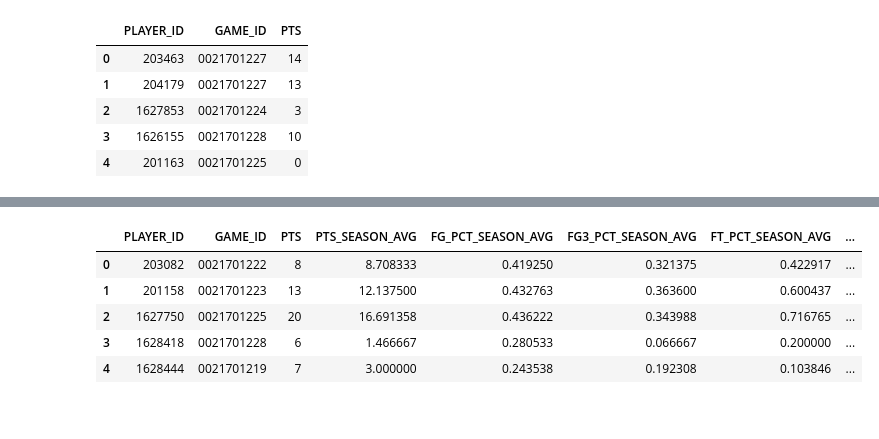
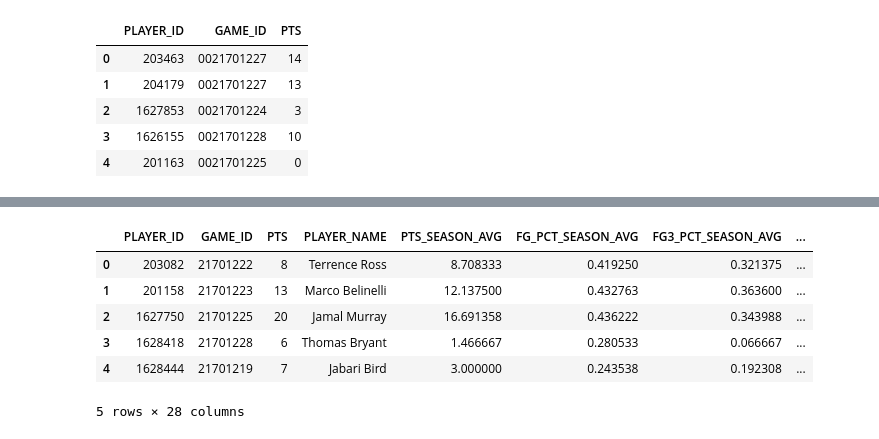
Before and after one commit to Loki812/nba_analytics, a Jupyter notebook: bball_4.ipynb, the cells around one changed output, grey strips where cells are left out. Drawn from its saved outputs; the diff is of its cells as text; code cells hidden in the pictures.

```diff
--- a/bball_4.ipynb
+++ b/bball_4.ipynb
@@ -254,7 +254,7 @@ def calc_team_stats(t_source: pd.DataFrame) -> pd.DataFrame:
 
     return t_source[['TEAM_ID', 'GAME_ID', 'WINS_PER_LAST_10', 'WMA_PTS_ALLOWED_10', 'WMA_AST_10', 'PTS_ALLOWED_OVR_SEASON']]
 # %%
-def get_team_stats_for_players(p_source: pd.DataFrame, t_source) -> pd.DataFrame:
+def get_team_stats_for_players(p_source: pd.DataFrame, t_source, est_df: pd.DataFrame) -> pd.DataFrame:
     t_source = calc_team_stats(t_source)
 
     p_source = p_source.merge(t_source[['TEAM_ID', 'GAME_ID', 'WMA_AST_10']], how='left', on=['GAME_ID', 'TEAM_ID'])
@@ -278,15 +278,6 @@ def get_team_stats_for_players(p_source: pd.DataFrame, t_source) -> pd.DataFrame
     }, inplace=True)
 
     # Include player teams pace and opp teams pace
-    est_df = pd.DataFrame()
-    start_year = 17
-
-    while start_year < 25:
-        year_string = f"20{start_year}-{start_year+1}"
-        e_df = teamestimatedmetrics.TeamEstimatedMetrics(season=year_string).get_data_frames()[0]
-        e_df['SEASON_YEAR'] = year_string
-        est_df = pd.concat([est_df, e_df])
-        start_year += 1
 
     p_source.drop(columns=['TEAM_ID_y'], inplace=True)
     p_source.rename(columns={
@@ -347,6 +338,6 @@ while start_year < 25:
     team_df = pd.concat([team_df, t_df])
     start_year += 1
 # %%
-final_df = df[['PLAYER_ID', 'GAME_ID', 'PTS']]
+final_df = df[['PLAYER_ID', 'GAME_ID', 'PTS', 'PLAYER_NAME']]
 final_df.head()
 # %% [output]
@@ -359,21 +350,30 @@ final_df.head()
+# %%
+df = pd.read_csv('playergamelogs.csv')
+
+team_df = pd.read_csv('teamgamelogs.csv')
+est_df = pd.read_csv('estimatedteammetrics.csv')
 # %%
 cols_to_avg = ['PTS', 'FG_PCT', 'FG3_PCT', 'FT_PCT', 'REB', 'AST', 'STL', 'BLK']
 wma_names = ['PTS', 'FG_PCT', 'FG3_PCT', 'FT_PCT', 'MIN']
 wma_df = calculate_weighted_average_column(source=df, names=wma_names)
 avg_df = create_avg_over_season_columns(source=df, names=cols_to_avg)
+
 fat_df = calc_fatigue(source=df)
 hist_df = calc_historic_performance(df)
+t_df = get_team_stats_for_players(df, team_df, est_df)
 
 final_df = final_df.merge(avg_df, how='left', on=['PLAYER_ID', 'GAME_ID'])
 final_df = final_df.merge(wma_df, how='left', on=['PLAYER_ID', 'GAME_ID'])
 final_df = final_df.merge(fat_df, how='left', on=['PLAYER_ID', 'GAME_ID'])
+final_df = final_df.merge(t_df, how='left', on=['PLAYER_ID', 'GAME_ID'])
 final_df.head()
 # %% [output]
-|  | PLAYER_ID | GAME_ID | PTS | PTS_SEASON_AVG | FG_PCT_SEASON_AVG | FG3_PCT_SEASON_AVG | FT_PCT_SEASON_AVG | ... |
-| 0 | 203082 | 0021701222 | 8 | 8.708333 | 0.419250 | 0.321375 | 0.422917 | ... |
-| 1 | 201158 | 0021701223 | 13 | 12.137500 | 0.432763 | 0.363600 | 0.600437 | ... |
-| 2 | 1627750 | 0021701225 | 20 | 16.691358 | 0.436222 | 0.343988 | 0.716765 | ... |
-| 3 | 1628418 | 0021701228 | 6 | 1.466667 | 0.280533 | 0.066667 | 0.200000 | ... |
-| 4 | 1628444 | 0021701219 | 7 | 3.000000 | 0.243538 | 0.192308 | 0.103846 | ... |
+|  | PLAYER_ID | GAME_ID | PTS | PLAYER_NAME | PTS_SEASON_AVG | FG_PCT_SEASON_AVG | FG3_PCT_SEASON_AVG | ... |
+| 0 | 203082 | 21701222 | 8 | Terrence Ross | 8.708333 | 0.419250 | 0.321375 | ... |
+| 1 | 201158 | 21701223 | 13 | Marco Belinelli | 12.137500 | 0.432763 | 0.363600 | ... |
+| 2 | 1627750 | 21701225 | 20 | Jamal Murray | 16.691358 | 0.436222 | 0.343988 | ... |
+| 3 | 1628418 | 21701228 | 6 | Thomas Bryant | 1.466667 | 0.280533 | 0.066667 | ... |
+| 4 | 1628444 | 21701219 | 7 | Jabari Bird | 3.000000 | 0.243538 | 0.192308 | ... |
+5 rows × 28 columns
 # %%
 final_df.to_csv('output.csv')
```
Also changed, not shown: parts of 2 cells of this notebook, 1 other file.
